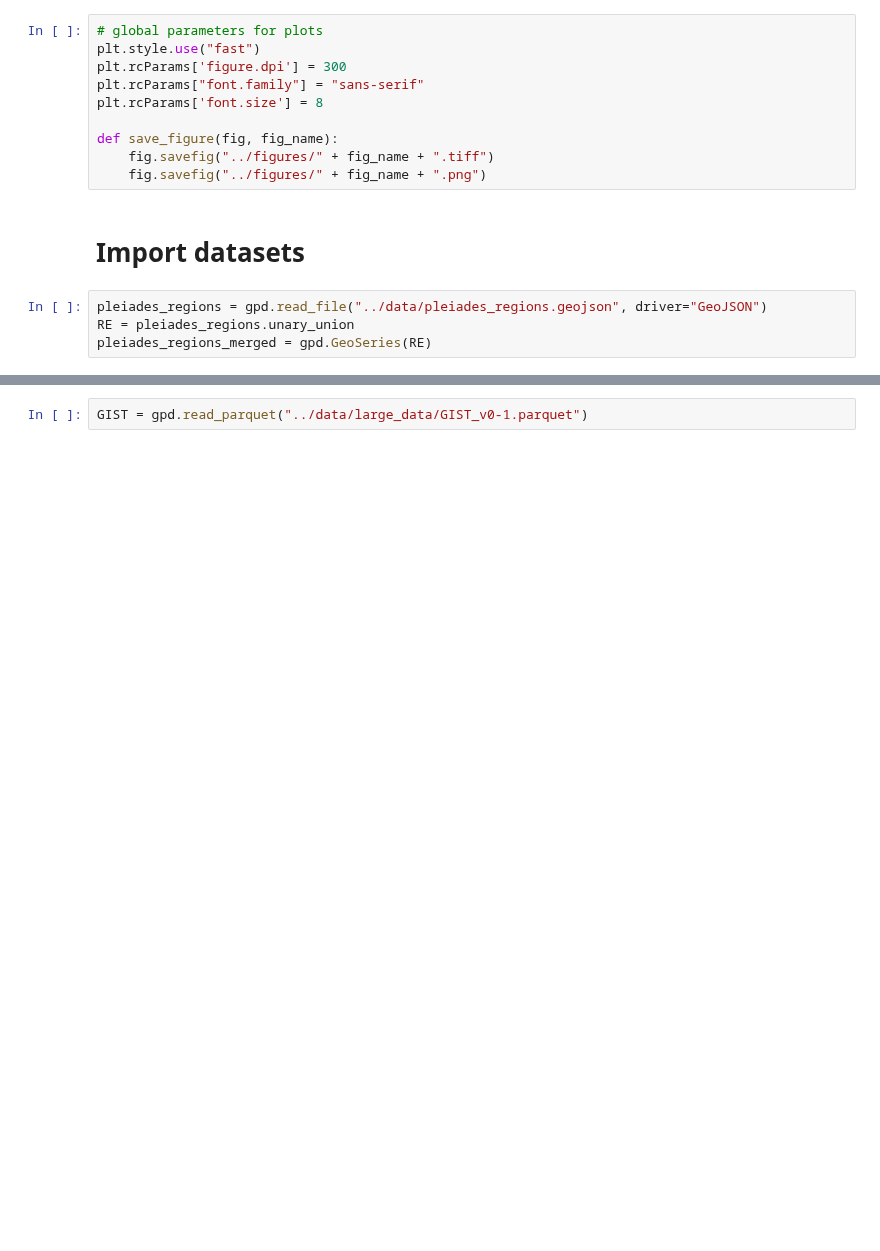
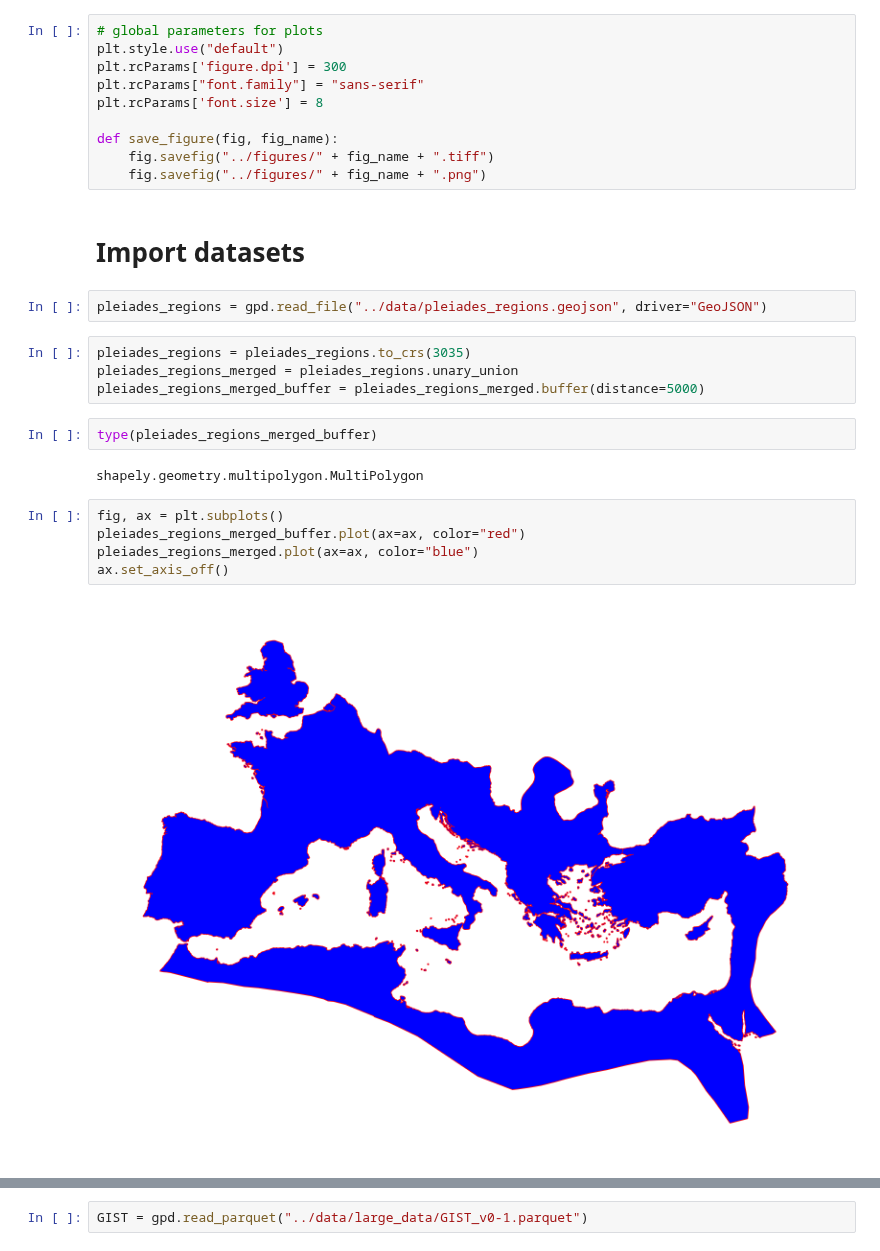
Before and after one commit to sdam-au/GI_ETL, a Jupyter notebook: scripts/1_8_py_GIRE.ipynb, the cells around one changed output, grey strips where cells are left out. Saved outputs shown, nothing was run; the diff lists cells and outputs as text; blank space fills up the shorter version.

Commit message:
merge...

```diff
--- a/scripts/1_8_py_GIRE.ipynb
+++ b/scripts/1_8_py_GIRE.ipynb
@@ -15,6 +19,6 @@ import sddk
 # %%
 # global parameters for plots
-plt.style.use("fast")
+plt.style.use("default")
 plt.rcParams['figure.dpi'] = 300
 plt.rcParams["font.family"] = "sans-serif"
 plt.rcParams['font.size'] = 8
@@ -26,5 +30,18 @@ def save_figure(fig, fig_name):
 # Import datasets
 # %%
 pleiades_regions = gpd.read_file("../data/pleiades_regions.geojson", driver="GeoJSON")
-RE = pleiades_regions.unary_union
-pleiades_regions_merged = gpd.GeoSeries(RE)
+# %%
+pleiades_regions = pleiades_regions.to_crs(3035)
+pleiades_regions_merged = pleiades_regions.unary_union
+pleiades_regions_merged_buffer = pleiades_regions_merged.buffer(distance=5000)
+# %%
+type(pleiades_regions_merged_buffer)
+# %% [output]
+shapely.geometry.multipolygon.MultiPolygon
+# %%
+fig, ax = plt.subplots()
+pleiades_regions_merged_buffer.plot(ax=ax, color="red")
+pleiades_regions_merged.plot(ax=ax, color="blue")
+ax.set_axis_off()
+# %% [output]
+[figure, added]
```
Also changed, not shown: parts of 20 cells of this notebook, 1 other file.
